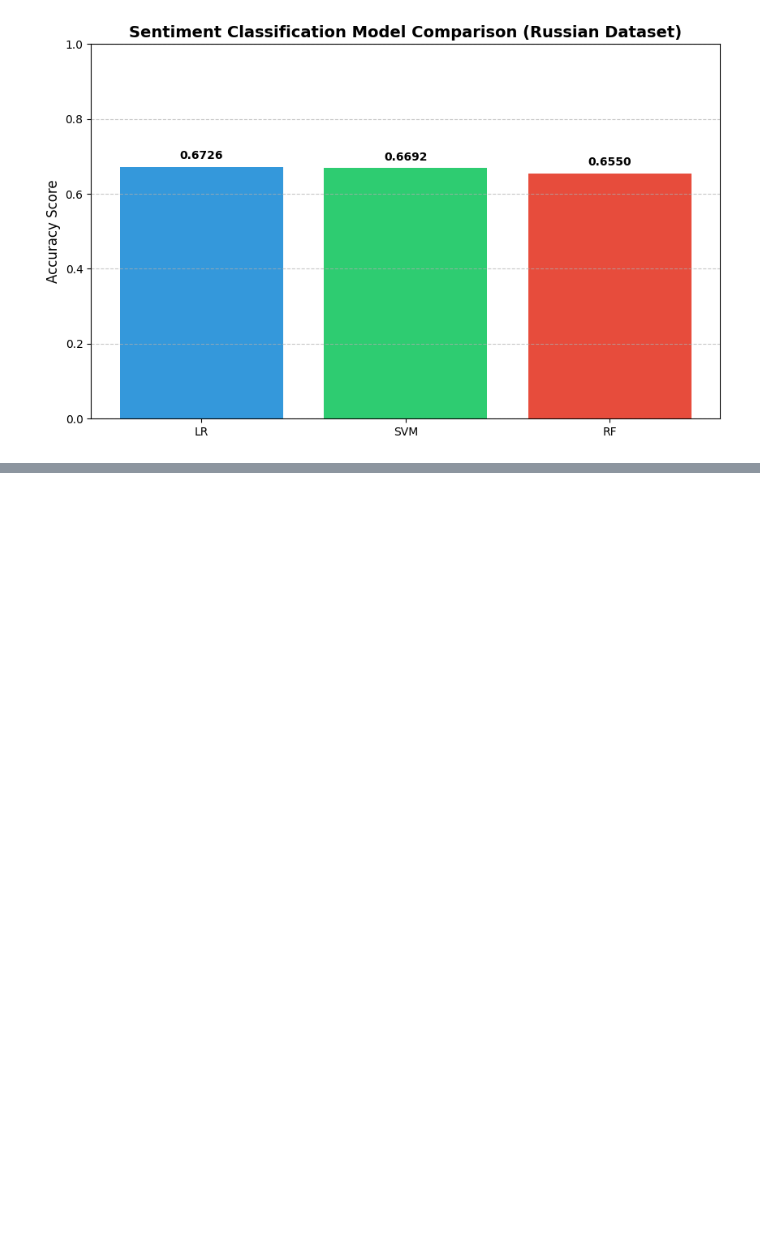
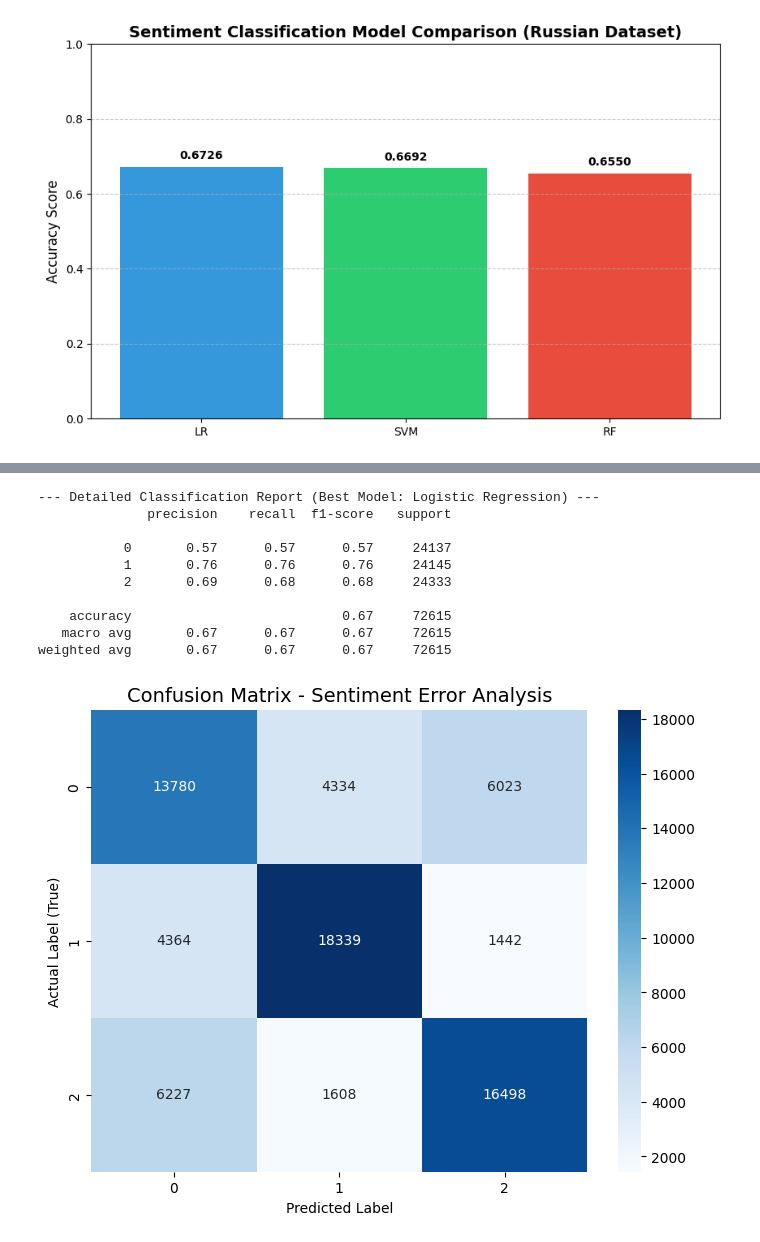
Before and after one commit to adriannag9/machine-learning-project, a Jupyter notebook: ru_sentiment_classification.ipynb, the cells around one changed output, grey strips where cells are left out. Drawn from its saved outputs; the diff is of its cells as text; code cells hidden in the pictures; blank space fills up the shorter version.

```diff
--- a/ru_sentiment_classification.ipynb
+++ b/ru_sentiment_classification.ipynb
@@ -438,0 +484,41 @@ plt.show()
+# %%
+# FINAL EVALUATION: BEST MODEL SELECTION & ANALYSIS
+from sklearn.metrics import confusion_matrix, classification_report
+import seaborn as sns
+import matplotlib.pyplot as plt
+
+# 1. Define the best performing model based on previous results
+best_model = linear_model.LogisticRegression(max_iter=1000)
+best_model.fit(xtrain_tfidf, train_y)
+
+# 2. Generate predictions
+lr_predictions = best_model.predict(xvalid_tfidf)
+
+# 3. Detailed Classification Report
+class_names = [str(cls) for cls in label_encoder.classes_]
+
+print("\n--- Detailed Classification Report (Best Model: Logistic Regression) ---")
+print(classification_report(valid_y, lr_predictions, target_names=class_names))
+
+# 4. Confusion Matrix Heatmap (Mirroring the Amazon project style)
+plt.figure(figsize=(8, 6))
+cm = confusion_matrix(valid_y, lr_predictions)
+sns.heatmap(cm, annot=True, fmt='d', cmap='Blues',
+            xticklabels=class_names,
+            yticklabels=class_names)
+plt.title('Confusion Matrix - Sentiment Error Analysis', fontsize=14)
+plt.ylabel('Actual Label (True)')
+plt.xlabel('Predicted Label')
+plt.show()
+# %% [output]
+--- Detailed Classification Report (Best Model: Logistic Regression) ---
+              precision    recall  f1-score   support
+
+           0       0.57      0.57      0.57     24137
+           1       0.76      0.76      0.76     24145
+           2       0.69      0.68      0.68     24333
+
+    accuracy                           0.67     72615
+   macro avg       0.67      0.67      0.67     72615
+weighted avg       0.67      0.67      0.67     72615
+[figure, added]
```
Also changed, not shown: parts of 7 cells of this notebook.
